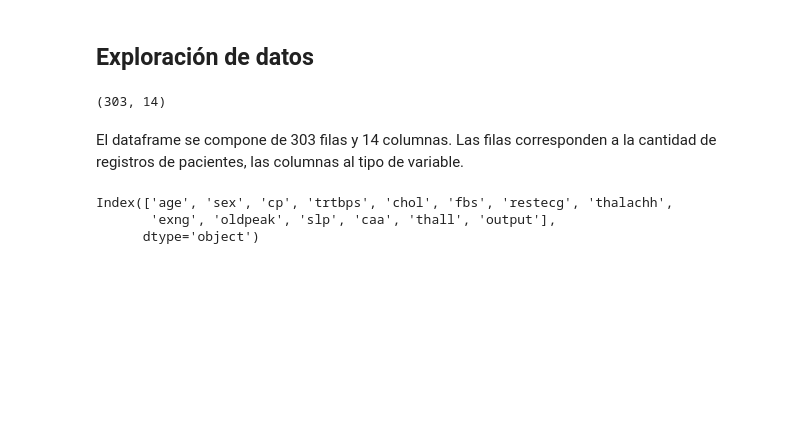
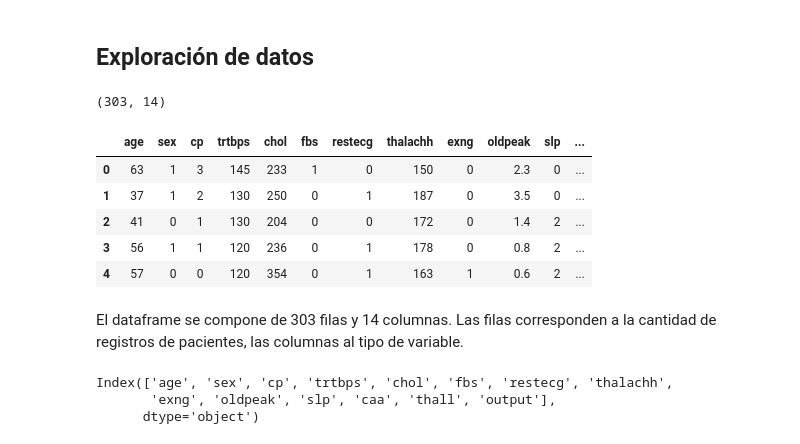
Before and after one commit to renemorenow/MachineLearning2, a Jupyter notebook: Prog_Basica_Python/Infarto_de_miocardio.ipynb, the cells around one changed output. Saved outputs shown, nothing was run; the diff lists cells and outputs as text; code cells hidden in the pictures; blank space fills up the shorter version.

```diff
--- a/Prog_Basica_Python/Infarto_de_miocardio.ipynb
+++ b/Prog_Basica_Python/Infarto_de_miocardio.ipynb
@@ -20,3 +12,7 @@ Drive already mounted at /content/drive; to attempt to forcibly remount, call dr
+# %%
+#Importe de datos
+url = 'https://raw.githubusercontent.com/renemorenow/MachineLearning2/refs/heads/main/Prog_Basica_Python/heart.csv'
+df = pd.read_csv(url)
 # %% [markdown]
 ## Exploración de datos
 # %%
@@ -24,6 +20,15 @@ Drive already mounted at /content/drive; to attempt to forcibly remount, call dr
 df.shape
 # %% [output]
 (303, 14)
+# %%
+df.head()
+# %% [output]
+|  | age | sex | cp | trtbps | chol | fbs | restecg | thalachh | exng | oldpeak | slp | ... |
+| 0 | 63 | 1 | 3 | 145 | 233 | 1 | 0 | 150 | 0 | 2.3 | 0 | ... |
+| 1 | 37 | 1 | 2 | 130 | 250 | 0 | 1 | 187 | 0 | 3.5 | 0 | ... |
+| 2 | 41 | 0 | 1 | 130 | 204 | 0 | 0 | 172 | 0 | 1.4 | 2 | ... |
+| 3 | 56 | 1 | 1 | 120 | 236 | 0 | 1 | 178 | 0 | 0.8 | 2 | ... |
+| 4 | 57 | 0 | 0 | 120 | 354 | 0 | 1 | 163 | 1 | 0.6 | 2 | ... |
 # %% [markdown]
 El dataframe se compone de 303 filas y 14 columnas. Las filas corresponden a la cantidad de registros de pacientes, las columnas al tipo de variable.
 # %%
```
Also changed, not shown: parts of 4 cells of this notebook.
